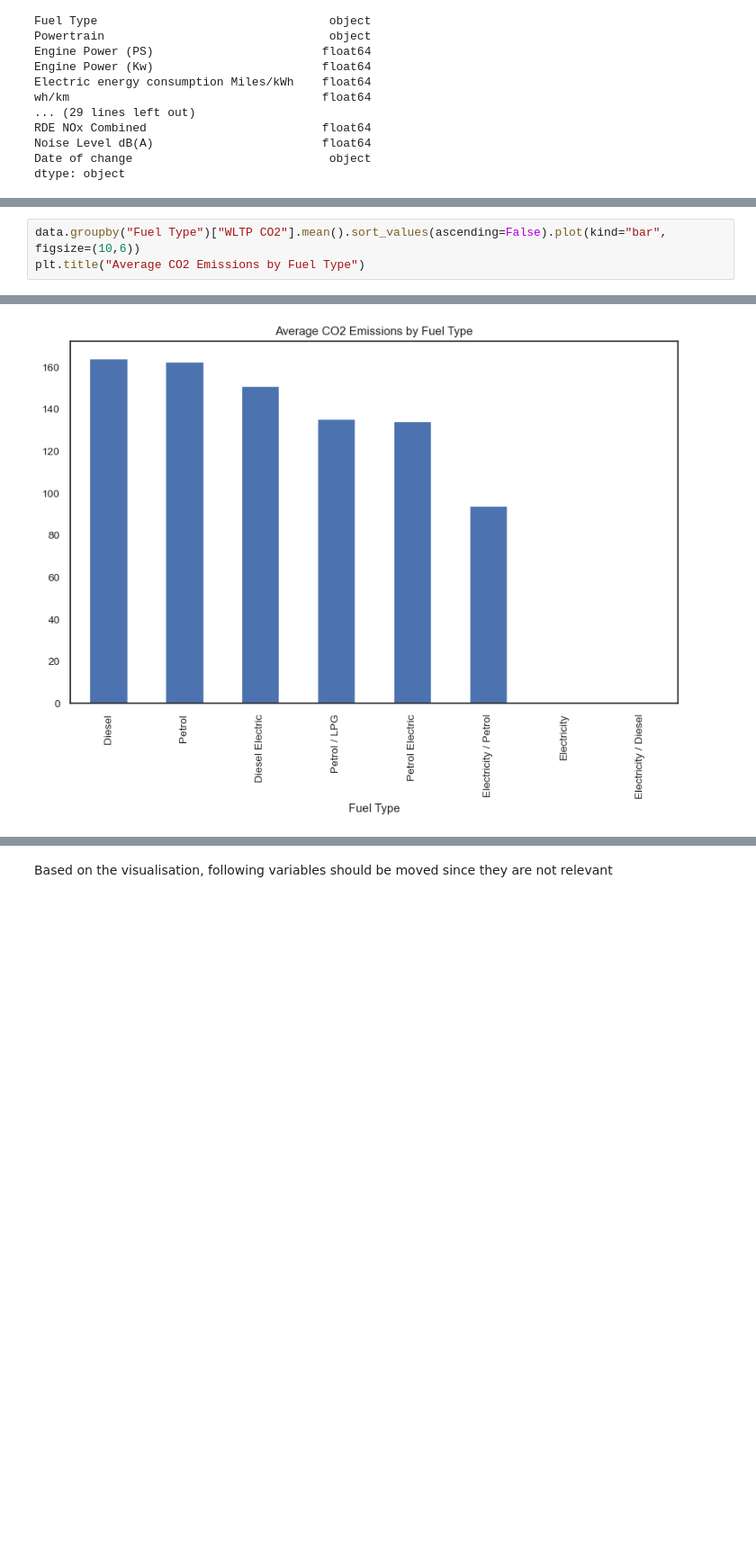
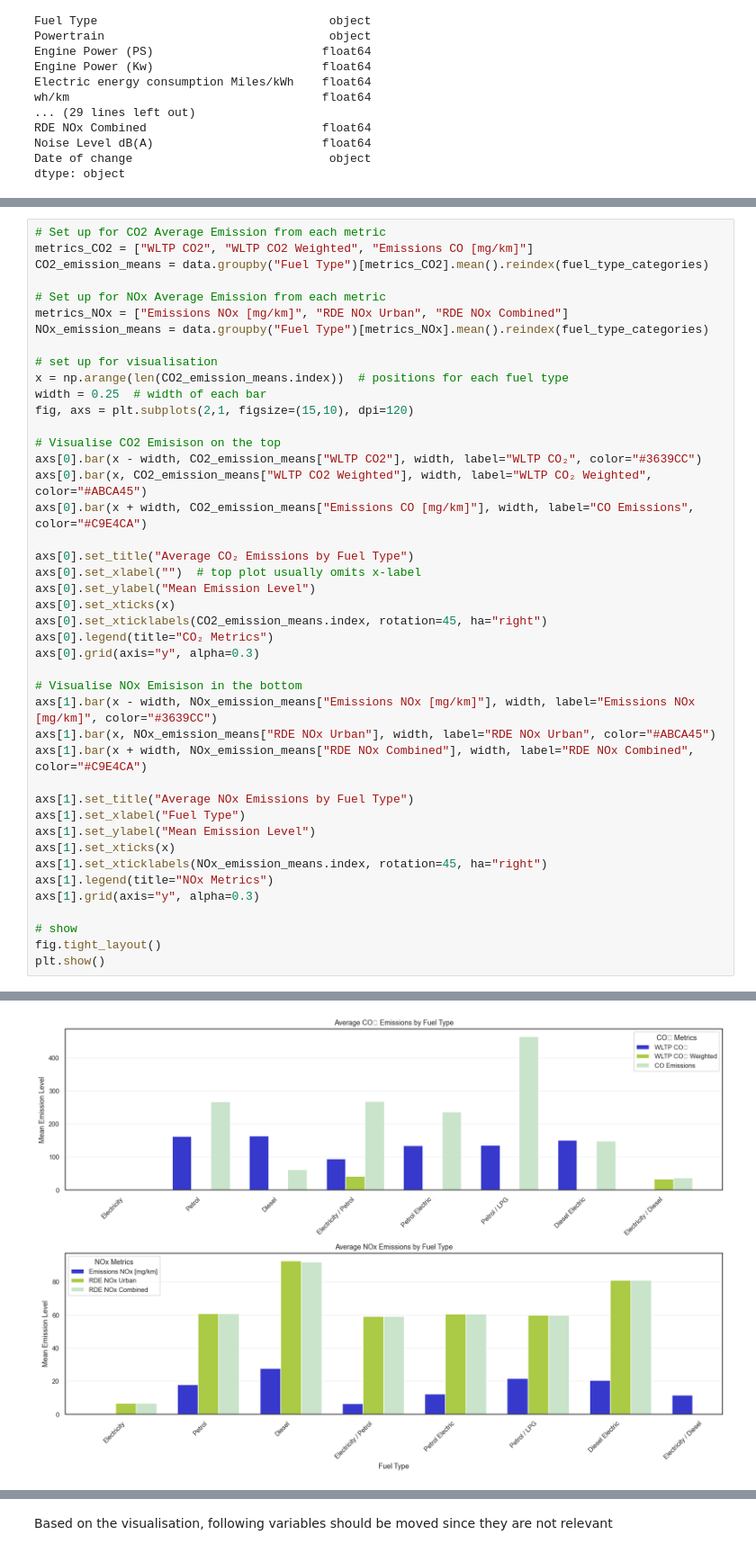
Before and after one commit to damian2551/Predictive-Modelling-of-Gas-Emissions-from-Cars, a Jupyter notebook: Assignment_2.ipynb, the cells around one changed output, grey strips where cells are left out. Shown at 90% size. Drawn from its saved outputs; the diff is of its cells as text; blank space fills up the shorter version.

Commit message:
Reorder data preprocessing, update 1 on NN

```diff
--- a/Assignment_2.ipynb
+++ b/Assignment_2.ipynb
@@ -136,4 +106,44 @@ Number of categories: 8
 # %%
-data.groupby("Fuel Type")["WLTP CO2"].mean().sort_values(ascending=False).plot(kind="bar", figsize=(10,6))
-plt.title("Average CO2 Emissions by Fuel Type")
+# Set up for CO2 Average Emission from each metric
+metrics_CO2 = ["WLTP CO2", "WLTP CO2 Weighted", "Emissions CO [mg/km]"]
+CO2_emission_means = data.groupby("Fuel Type")[metrics_CO2].mean().reindex(fuel_type_categories)
+
+# Set up for NOx Average Emission from each metric
+metrics_NOx = ["Emissions NOx [mg/km]", "RDE NOx Urban", "RDE NOx Combined"]
+NOx_emission_means = data.groupby("Fuel Type")[metrics_NOx].mean().reindex(fuel_type_categories)
+
+# set up for visualisation
+x = np.arange(len(CO2_emission_means.index))  # positions for each fuel type
+width = 0.25  # width of each bar
+fig, axs = plt.subplots(2,1, figsize=(15,10), dpi=120)
+
+# Visualise CO2 Emisison on the top
+axs[0].bar(x - width, CO2_emission_means["WLTP CO2"], width, label="WLTP CO₂", color="#3639CC")
+axs[0].bar(x, CO2_emission_means["WLTP CO2 Weighted"], width, label="WLTP CO₂ Weighted", color="#ABCA45")
+axs[0].bar(x + width, CO2_emission_means["Emissions CO [mg/km]"], width, label="CO Emissions", color="#C9E4CA")
+
+axs[0].set_title("Average CO₂ Emissions by Fuel Type")
+axs[0].set_xlabel("")  # top plot usually omits x-label
+axs[0].set_ylabel("Mean Emission Level")
+axs[0].set_xticks(x)
+axs[0].set_xticklabels(CO2_emission_means.index, rotation=45, ha="right")
+axs[0].legend(title="CO₂ Metrics")
+axs[0].grid(axis="y", alpha=0.3)
+
+# Visualise NOx Emisison in the bottom
+axs[1].bar(x - width, NOx_emission_means["Emissions NOx [mg/km]"], width, label="Emissions NOx [mg/km]", color="#3639CC")
+axs[1].bar(x, NOx_emission_means["RDE NOx Urban"], width, label="RDE NOx Urban", color="#ABCA45")
+axs[1].bar(x + width, NOx_emission_means["RDE NOx Combined"], width, label="RDE NOx Combined", color="#C9E4CA")
+
+axs[1].set_title("Average NOx Emissions by Fuel Type")
+axs[1].set_xlabel("Fuel Type")
+axs[1].set_ylabel("Mean Emission Level")
+axs[1].set_xticks(x)
+axs[1].set_xticklabels(NOx_emission_means.index, rotation=45, ha="right")
+axs[1].legend(title="NOx Metrics")
+axs[1].grid(axis="y", alpha=0.3)
+
+# show
+fig.tight_layout()
+plt.show()
 # %% [output]
@@ -141 +150 @@ Text(0.5, 1.0, 'Average CO2 Emissions by Fuel Type')
-[figure, old version]
+[figure, new version]
```
Also changed, not shown: parts of 39 cells of this notebook.
